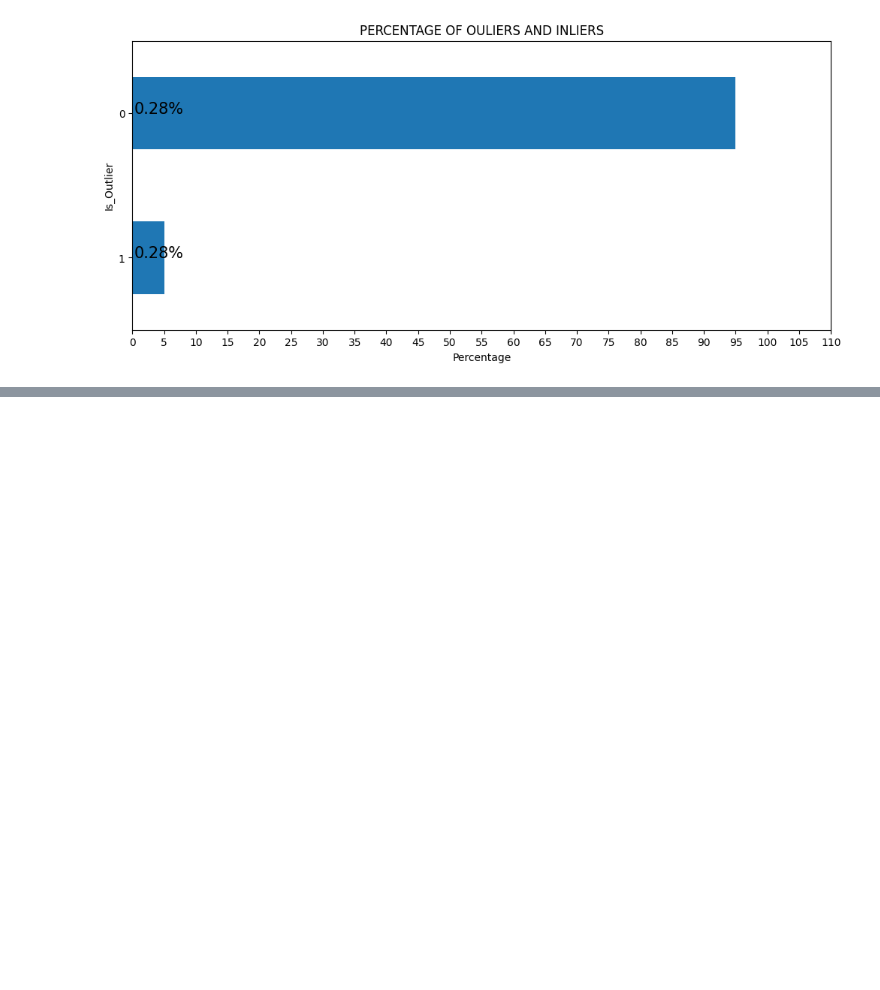
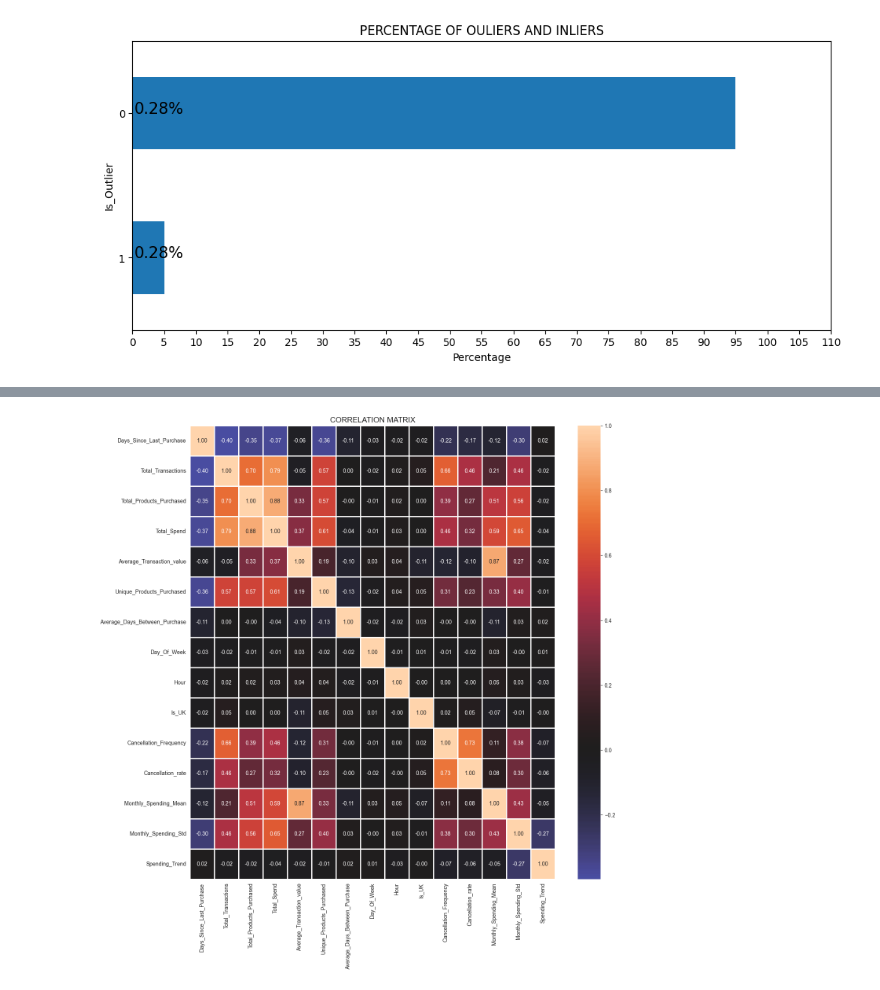
Before and after one commit to vishwan454/Customer_Segmentation_and_Recomendation-_System, a Jupyter notebook: customer_Segmentation_and_Recommendation_System.ipynb, the cells around one changed output, grey strips where cells are left out. Saved outputs shown, nothing was run; the diff lists cells and outputs as text; code cells hidden in the pictures; blank space fills up the shorter version.

```diff
--- a/customer_Segmentation_and_Recommendation_System.ipynb
+++ b/customer_Segmentation_and_Recommendation_System.ipynb
@@ -1083,0 +1097,8 @@ plt.show()
+# %%
+outlier_data = customer_data[customer_data["Is_Outlier"] == 1]
+
+customer_data_cleaned = customer_data[customer_data["Is_Outlier"]==0]
+
+customer_data_cleaned = customer_data_cleaned.drop(columns=["Outlier_Scores", "Is_Outlier"])
+
+customer_data_cleaned.reset_index(drop=True, inplace=True)
@@ -1083,0 +1137,11 @@ plt.show()
+# %%
+sns.set_style("whitegrid")
+
+corr = customer_data_cleaned.drop(columns=["CustomerID"]).corr()
+
+plt.figure(figsize=(15,15))
+sns.heatmap(corr, annot=True, center=0, fmt=".2f", linewidths=2)
+plt.title("CORRELATION MATRIX", fontsize=14)
+plt.show()
+# %% [output]
+[figure, added]
```
Also changed, not shown: parts of 7 cells of this notebook.
